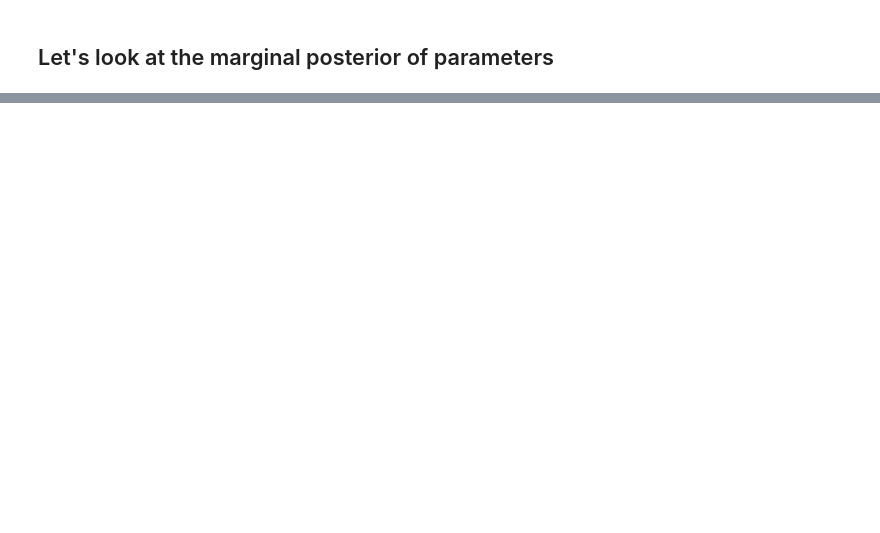
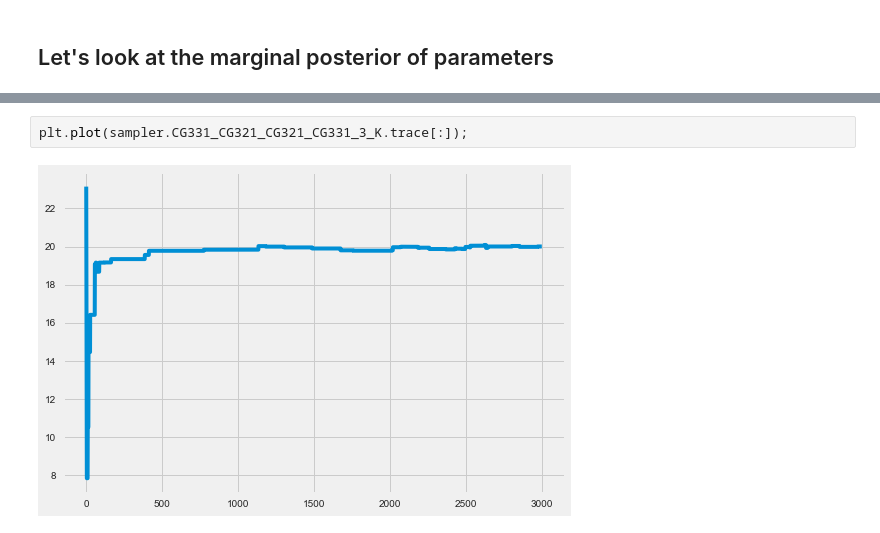
Before and after one commit to ChayaSt/pydatanyc_cc, a Jupyter notebook: toy_pydatanyc.ipynb, the cells around one changed output, grey strips where cells are left out. Drawn from its saved outputs; the diff is of its cells as text; blank space fills up the shorter version.

```diff
--- a/toy_pydatanyc.ipynb
+++ b/toy_pydatanyc.ipynb
@@ -115,0 +116,4 @@ plt.title('Posterior of K');
+# %%
+plt.plot(sampler.CG331_CG321_CG321_CG331_3_K.trace[:]);
+# %% [output]
+[figure, added]
```
Also changed, not shown: parts of 9 cells of this notebook.
